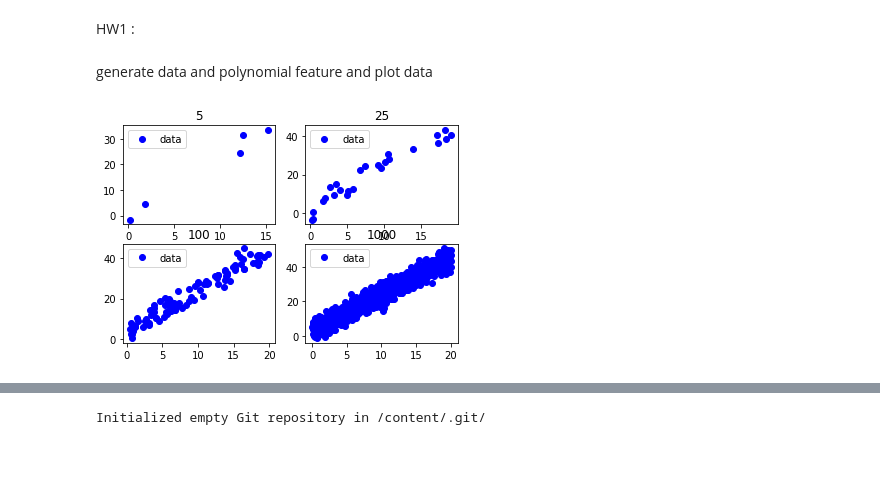
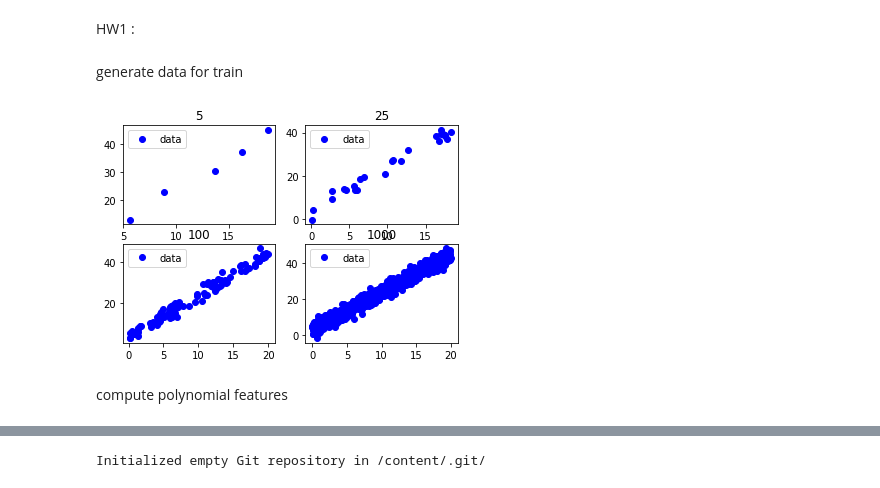
Before and after one commit to ameneh1376/winter_AI_school, a Jupyter notebook: hw1.ipynb, the cells around one changed output, grey strips where cells are left out. Saved outputs shown, nothing was run; the diff lists cells and outputs as text; code cells hidden in the pictures; blank space fills up the shorter version.

```diff
--- a/hw1.ipynb
+++ b/hw1.ipynb
@@ -7,29 +7,25 @@ import numpy as np
 import matplotlib.pyplot as plt
 from sklearn.preprocessing import PolynomialFeatures
 from sklearn.linear_model import LinearRegression
-# %% [markdown]
-generate data and polynomial feature and plot data
+# %% [markdown]
+generate data for train
 # %%
 sample = [5, 25, 100, 1000]
-degree = [1, 4, 16]
-X = []
+X=[]
 y = []
-new_features = [[],[],[],[]]
 m = 2.0825
 b = 3.2694
 plt.subplots(2,2)
 for i in range(4):
-  X.append((np.random.rand(sample[i]) * 20)) #generate 1D feature
-  y.append(m * X[-1] + b) #generate output per input feature
-  y[-1] = y[-1] + np.random.normal(scale=3, size=sample[i]) #add noise to y
-  X[i] = X[i].reshape(-1,1)
-  for j in range(3):
-    poly = PolynomialFeatures(degree[j])  #extract power of feature for degree 1 4 16
-    new_features[i].append(poly.fit_transform(X[i]))
+  X.append(np.random.rand(sample[i]) * 20)# generate 1D feature
+  y.append(m * X[-1] + b) # generate output per input feature
+  y[-1] = y[-1] + np.random.normal(scale=2, size=sample[i]) # add noise to y
 
-  plt.subplot(2,2,i+1) #plot 1D feature
+  plt.subplot(2,2,i+1) #  plot 1D feature
   plt.plot(X[-1],y[-1],'bo',label='data')
   plt.legend()
   plt.title(str(sample[i]))
 # %% [output]
-[figure, old version]
+[figure, new version]
+# %% [markdown]
+compute polynomial features
```
Also changed, not shown: parts of 7 cells of this notebook.
